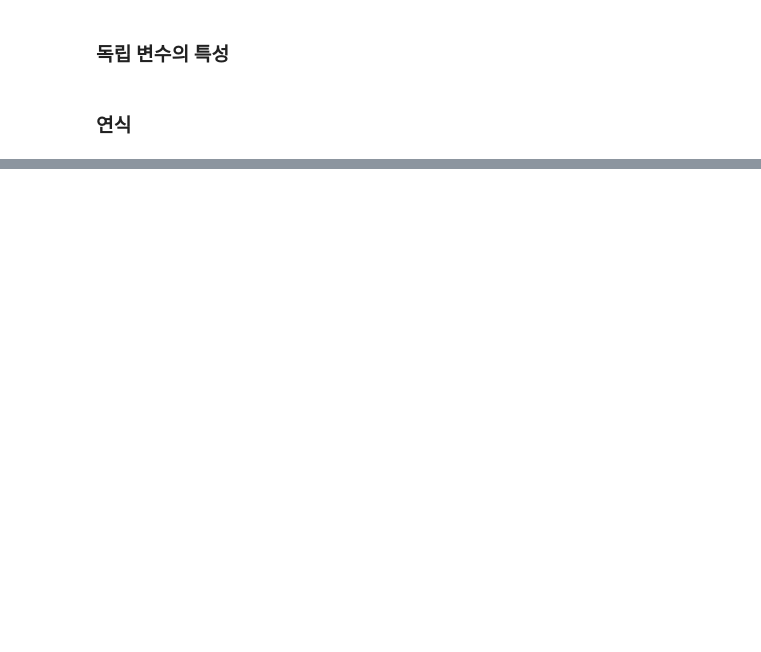
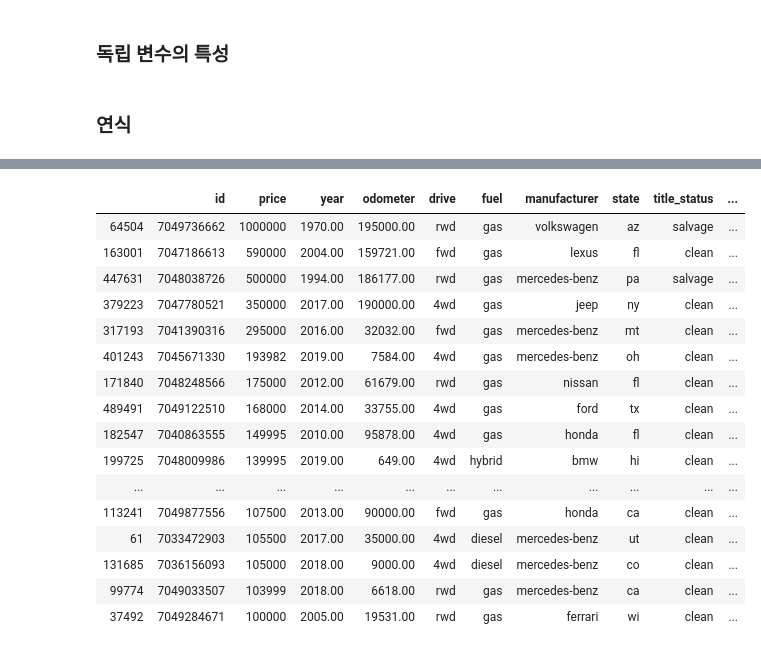
Before and after one commit to HowardHowonYu/Usedcar_regression_project, a Jupyter notebook: howard/트러블슈팅.ipynb, the cells around one changed output, grey strips where cells are left out. Drawn from its saved outputs; the diff is of its cells as text; code cells hidden in the pictures; blank space fills up the shorter version.

```diff
--- a/howard/트러블슈팅.ipynb
+++ b/howard/트러블슈팅.ipynb
@@ -123,0 +167,24 @@ plt.show()
+# %%
+# 10만불 이상 100만불 이하
+under_one_mil = df[(df['price'] >= 100000) & (df['price'] <= 1000000)].sort_values(by=['price'],ascending=False)
+# %%
+# 26건
+under_one_mil
+# %% [output]
+|  | id | price | year | odometer | drive | fuel | manufacturer | state | title_status | ... |
+| 64504 | 7049736662 | 1000000 | 1970.00 | 195000.00 | rwd | gas | volkswagen | az | salvage | ... |
+| 163001 | 7047186613 | 590000 | 2004.00 | 159721.00 | fwd | gas | lexus | fl | clean | ... |
+| 447631 | 7048038726 | 500000 | 1994.00 | 186177.00 | rwd | gas | mercedes-benz | pa | salvage | ... |
+| 379223 | 7047780521 | 350000 | 2017.00 | 190000.00 | 4wd | gas | jeep | ny | clean | ... |
+| 317193 | 7041390316 | 295000 | 2016.00 | 32032.00 | fwd | gas | mercedes-benz | mt | clean | ... |
+| 401243 | 7045671330 | 193982 | 2019.00 | 7584.00 | 4wd | gas | mercedes-benz | oh | clean | ... |
+| 171840 | 7048248566 | 175000 | 2012.00 | 61679.00 | rwd | gas | nissan | fl | clean | ... |
+| 489491 | 7049122510 | 168000 | 2014.00 | 33755.00 | 4wd | gas | ford | tx | clean | ... |
+| 182547 | 7040863555 | 149995 | 2010.00 | 95878.00 | 4wd | gas | honda | fl | clean | ... |
+| 199725 | 7048009986 | 139995 | 2019.00 | 649.00 | 4wd | hybrid | bmw | hi | clean | ... |
+| ... | ... | ... | ... | ... | ... | ... | ... | ... | ... | ... |
+| 113241 | 7049877556 | 107500 | 2013.00 | 90000.00 | fwd | gas | honda | ca | clean | ... |
+| 61 | 7033472903 | 105500 | 2017.00 | 35000.00 | 4wd | diesel | mercedes-benz | ut | clean | ... |
+| 131685 | 7036156093 | 105000 | 2018.00 | 9000.00 | 4wd | diesel | mercedes-benz | co | clean | ... |
+| 99774 | 7049033507 | 103999 | 2018.00 | 6618.00 | rwd | gas | mercedes-benz | ca | clean | ... |
+| 37492 | 7049284671 | 100000 | 2005.00 | 19531.00 | rwd | gas | ferrari | wi | clean | ... |
```
Also changed, not shown: parts of 55 cells of this notebook.
